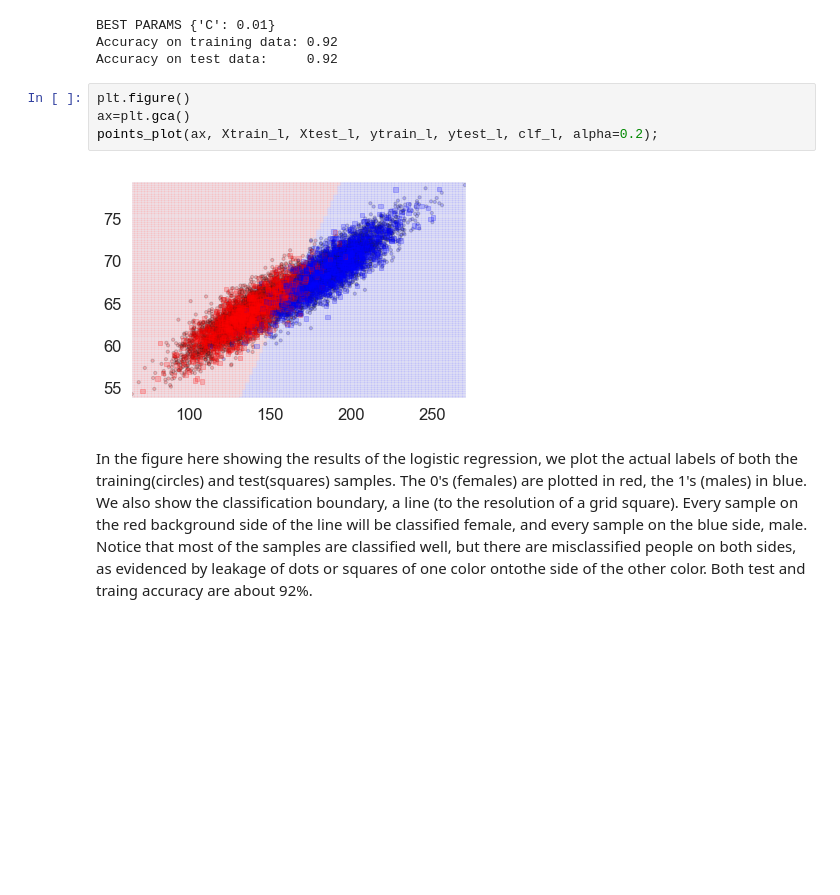
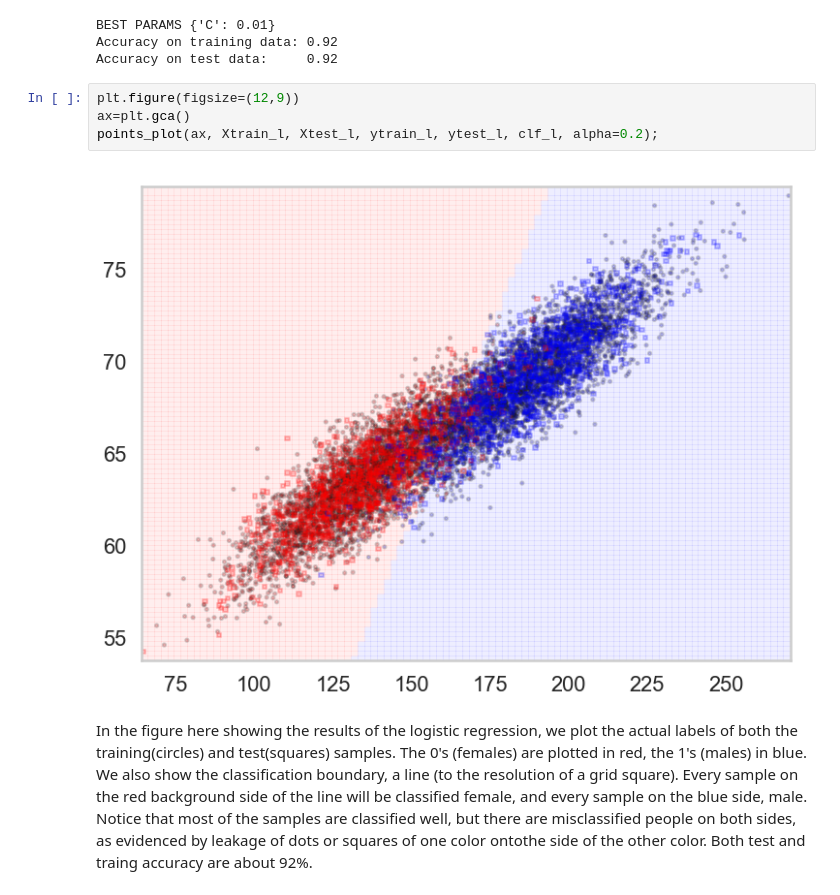
Before and after one commit to cmcdonold/Springboard, a Jupyter notebook: Mini-Projects/logistic_regression/Mini_Project_Logistic_Regression.ipynb, the cells around one changed output. Drawn from its saved outputs; the diff is of its cells as text; blank space fills up the shorter version.

```diff
--- a/Mini-Projects/logistic_regression/Mini_Project_Logistic_Regression.ipynb
+++ b/Mini-Projects/logistic_regression/Mini_Project_Logistic_Regression.ipynb
@@ -414,11 +414,11 @@ BEST PARAMS {'C': 0.01}
 Accuracy on training data: 0.92
 Accuracy on test data:     0.92
 # %%
-plt.figure()
+plt.figure(figsize=(12,9))
 ax=plt.gca()
 points_plot(ax, Xtrain_l, Xtest_l, ytrain_l, ytest_l, clf_l, alpha=0.2);
 # %% [output]
-[figure, old version]
+[figure, new version]
 # %% [markdown]
 In the figure here showing the results of the logistic regression, we plot the actual labels of both the training(circles) and test(squares) samples. The 0's (females) are plotted in red, the 1's (males) in blue. We also show the classification boundary, a line (to the resolution of a grid square). Every sample on the red background side of the line will be classified female, and every sample on the blue side, male. Notice that most of the samples are classified well, but there are misclassified people on both sides, as evidenced by leakage of dots or squares of one color ontothe side of the other color. Both test and traing accuracy are about 92%.
 # %% [markdown]
```
Also changed, not shown: parts of 4 cells of this notebook, 6 other files.
